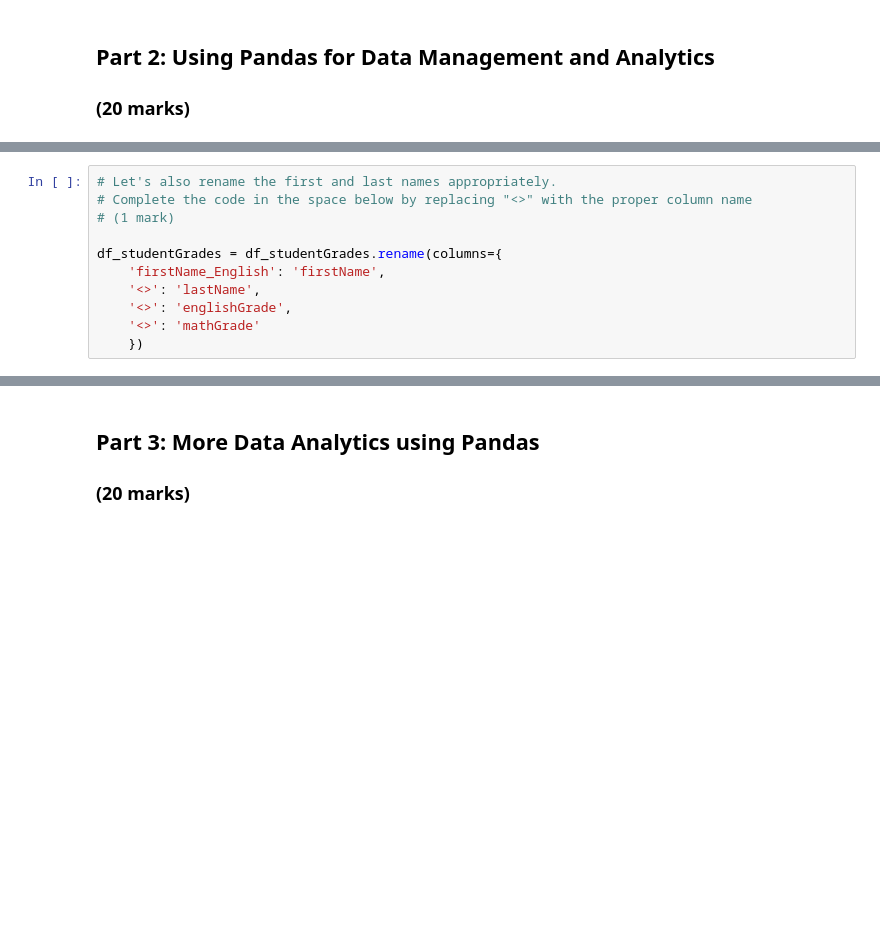
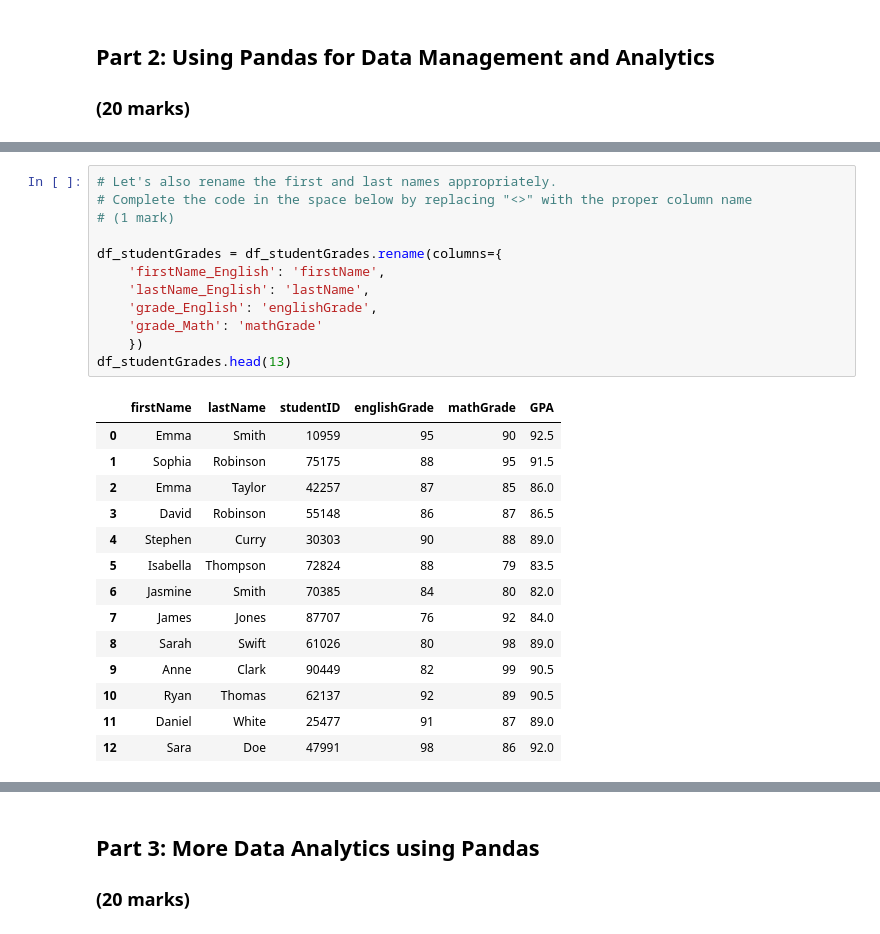
Before and after one commit to ShaikhSikanderAli/engg680_2024_fall, a Jupyter notebook: Lab_Assignment1/StudentGradeManagementSystem.ipynb, the cells around one changed output, grey strips where cells are left out. Drawn from its saved outputs; the diff is of its cells as text; blank space fills up the shorter version.

```diff
--- a/Lab_Assignment1/StudentGradeManagementSystem.ipynb
+++ b/Lab_Assignment1/StudentGradeManagementSystem.ipynb
@@ -81,14 +137,30 @@ df_studentGrades =
 # %%
 # Let's also rename the first and last names appropriately.
 # Complete the code in the space below by replacing "<>" with the proper column name
 # (1 mark)
 
 df_studentGrades = df_studentGrades.rename(columns={
     'firstName_English': 'firstName',
-    '<>': 'lastName',
-    '<>': 'englishGrade',
-    '<>': 'mathGrade'
+    'lastName_English': 'lastName',
+    'grade_English': 'englishGrade',
+    'grade_Math': 'mathGrade'
     })
+df_studentGrades.head(13)
+# %% [output]
+|  | firstName | lastName | studentID | englishGrade | mathGrade | GPA |
+| 0 | Emma | Smith | 10959 | 95 | 90 | 92.5 |
+| 1 | Sophia | Robinson | 75175 | 88 | 95 | 91.5 |
+| 2 | Emma | Taylor | 42257 | 87 | 85 | 86.0 |
+| 3 | David | Robinson | 55148 | 86 | 87 | 86.5 |
+| 4 | Stephen | Curry | 30303 | 90 | 88 | 89.0 |
+| 5 | Isabella | Thompson | 72824 | 88 | 79 | 83.5 |
+| 6 | Jasmine | Smith | 70385 | 84 | 80 | 82.0 |
+| 7 | James | Jones | 87707 | 76 | 92 | 84.0 |
+| 8 | Sarah | Swift | 61026 | 80 | 98 | 89.0 |
+| 9 | Anne | Clark | 90449 | 82 | 99 | 90.5 |
+| 10 | Ryan | Thomas | 62137 | 92 | 89 | 90.5 |
+| 11 | Daniel | White | 25477 | 91 | 87 | 89.0 |
+| 12 | Sara | Doe | 47991 | 98 | 86 | 92.0 |
 # %%
 # Now let's find out some statistics about our student grades!
 # Please use an appropriate Pandas method in the space below to display statistical values like
```
Also changed, not shown: parts of 21 cells of this notebook.
